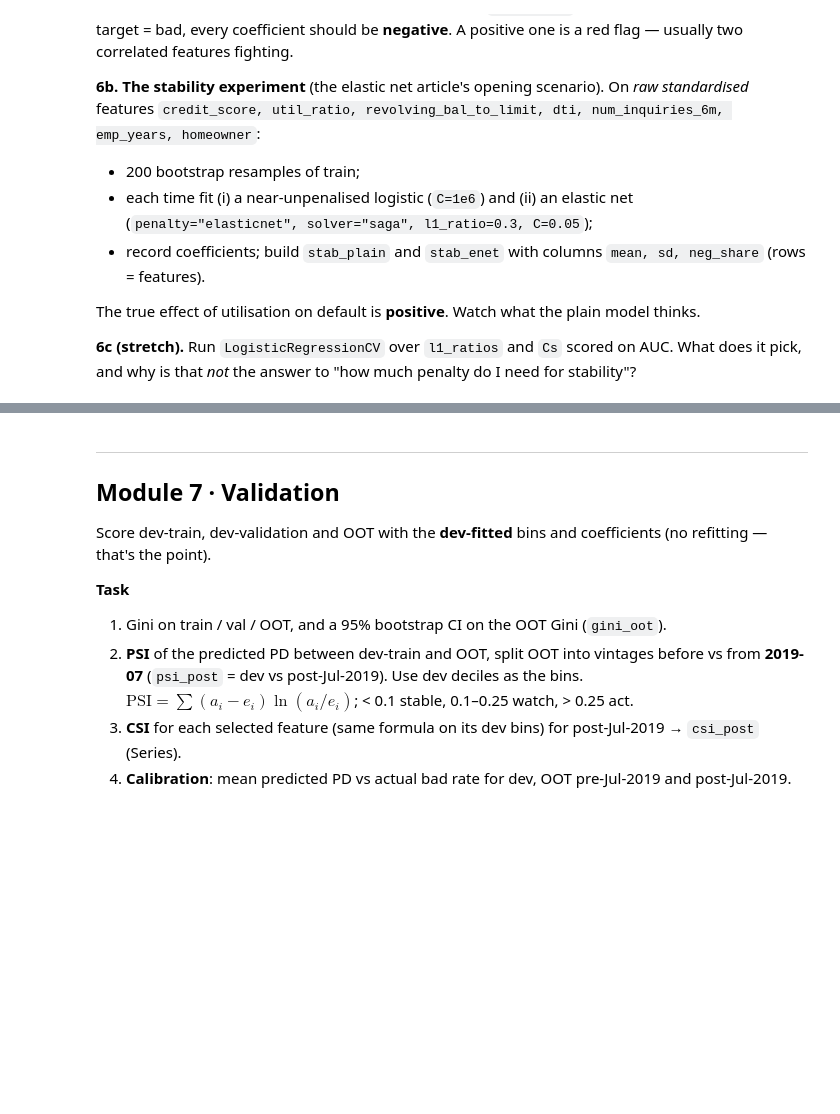
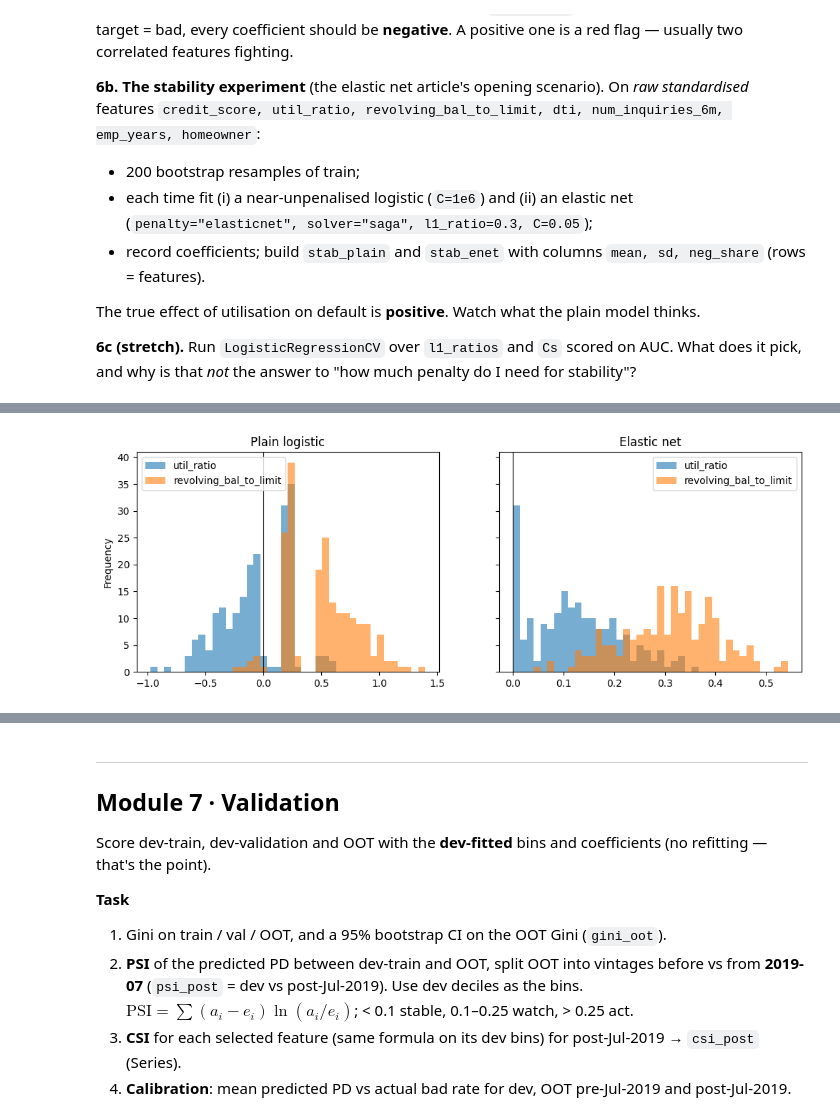
Before and after one commit to S-Azeem/gini_lab, a Jupyter notebook: gini_lab.ipynb, the cells around one changed output, grey strips where cells are left out. Saved outputs shown, nothing was run; the diff lists cells and outputs as text; code cells hidden in the pictures; blank space fills up the shorter version.

```diff
--- a/gini_lab.ipynb
+++ b/gini_lab.ipynb
@@ -460,3 +782,29 @@ Which of `util_ratio` / `revolving_bal_to_limit` survived — and why that one?
 The true effect of utilisation on default is **positive**. Watch what the plain model thinks.
 
 **6c (stretch).** Run `LogisticRegressionCV` over `l1_ratios` and `Cs` scored on AUC. What does it pick, and why is that *not* the answer to "how much penalty do I need for stability"?
+# %%
+# ---- 6a. final WoE scorecard -------------------------------------------------------
+final = fit_logit(selected)
+params_woe = final.params
+print(final.summary2().tables[1].round(4))
+
+# ---- 6b. stability: plain logistic vs elastic net on raw features ------------------
+raw_cols = ["credit_score", "util_ratio", "revolving_bal_to_limit", "dti",
+            "num_inquiries_6m", "emp_years", "homeowner"]
+Xs = pd.DataFrame(StandardScaler().fit_transform(trn[raw_cols]), columns=raw_cols)
+
+rng = np.random.default_rng(0)
+co_plain, co_enet = [], []
+for _ in range(200):
+    i = rng.integers(0, len(ytr), len(ytr))              # bootstrap resample of train
+    co_plain.append(LogisticRegression(C=1e6, max_iter=3000)          # ~unpenalised
+                    .fit(Xs.iloc[i], ytr[i]).coef_[0])
+    co_enet.append(LogisticRegression(penalty="elasticnet", solver="saga",
+                                      l1_ratio=0.3, C=0.05, max_iter=5000)
+                   .fit(Xs.iloc[i], ytr[i]).coef_[0])
+
+summ = lambda a: pd.DataFrame({"mean": a.mean(), "sd": a.std(), "neg_share": (a < 0).mean()})
+stab_plain = summ(pd.DataFrame(co_plain, columns=raw_cols))
+stab_enet  = summ(pd.DataFrame(co_enet,  columns=raw_cols))
+print("\nPLAIN LOGISTIC\n", stab_plain.round(3))
+print("\nELASTIC NET\n", stab_enet.round(3))
@@ -468,2 +841,11 @@ checks.m6(params_woe, stab_plain, stab_enet)
+# %%
+fig, ax = plt.subplots(1, 2, figsize=(12, 4), sharey=True)
+for a, co, title in [(ax[0], co_plain, "Plain logistic"), (ax[1], co_enet, "Elastic net")]:
+    pd.DataFrame(co, columns=raw_cols)[["util_ratio", "revolving_bal_to_limit"]].plot.hist(
+        bins=40, alpha=0.6, ax=a, title=title)
+    a.axvline(0, color="k", lw=0.8)
+plt.show()
+# %% [output]
+[figure, added]
 # %% [markdown]
 🎤 *"Your model's Gini is unchanged after recalibration but the top features reshuffled. Is that a problem? What would you do?"*
```
Also changed, not shown: parts of 28 cells of this notebook.
